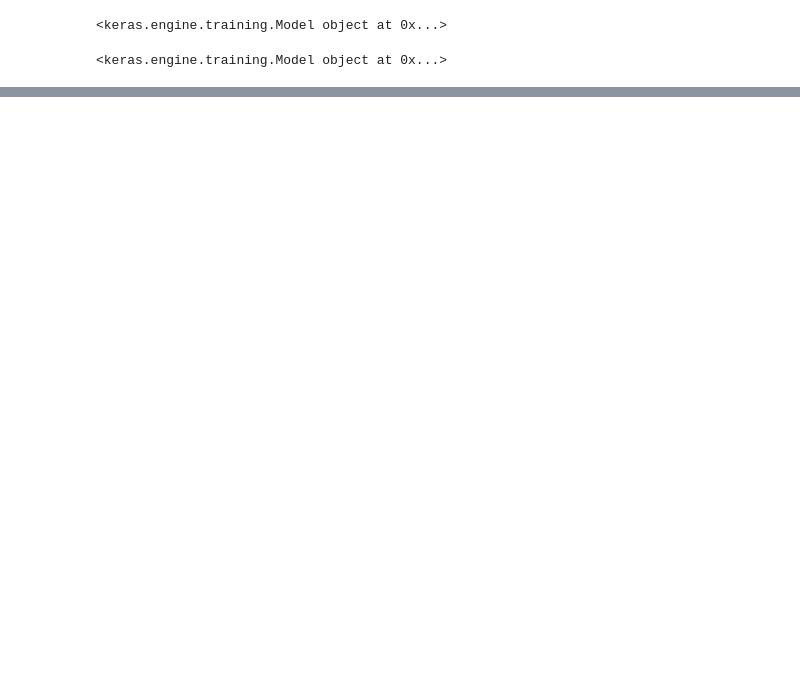
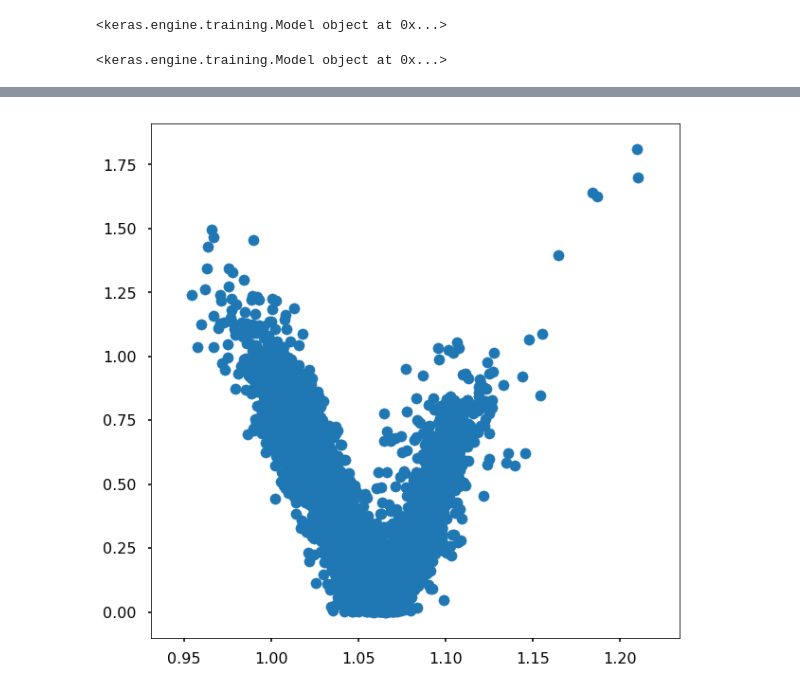
Before and after one commit to michelif/HHbbgg_ETH, a Jupyter notebook: bregression/notebooks/train_ffwd.ipynb, the cells around one changed output, grey strips where cells are left out. Drawn from its saved outputs; the diff is of its cells as text; code cells hidden in the pictures; blank space fills up the shorter version.

```diff
--- a/bregression/notebooks/train_ffwd.ipynb
+++ b/bregression/notebooks/train_ffwd.ipynb
@@ -126,0 +159,4 @@ print(model)
+# %%
+plt.scatter(y_pred[:,0],np.abs(y_pred[:,1]));
+# %% [output]
+[figure, added]
```
Also changed, not shown: parts of 10 cells of this notebook, 7 other files.
